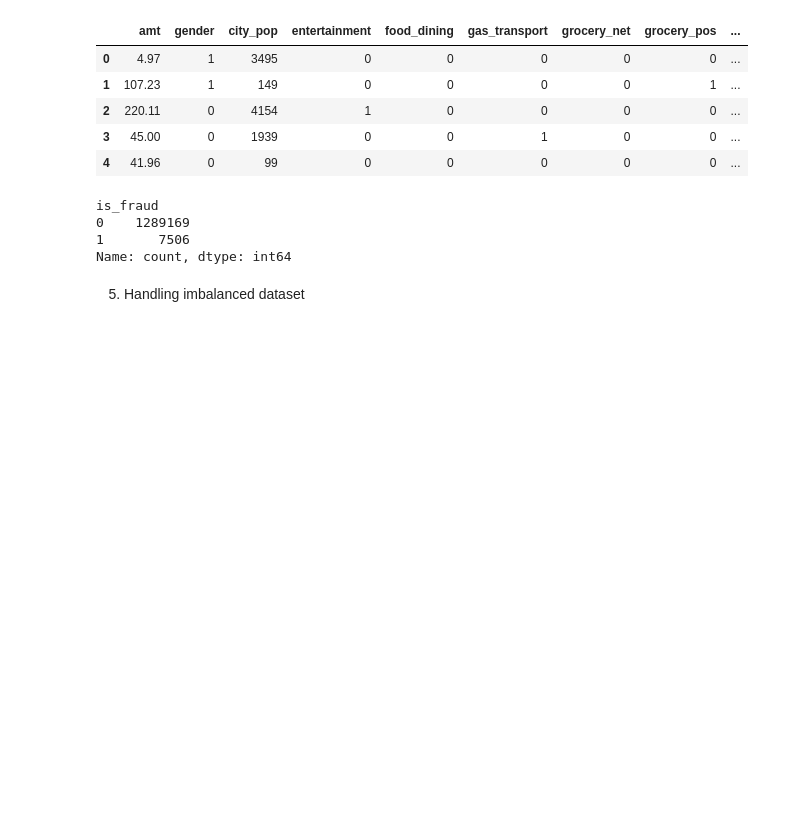
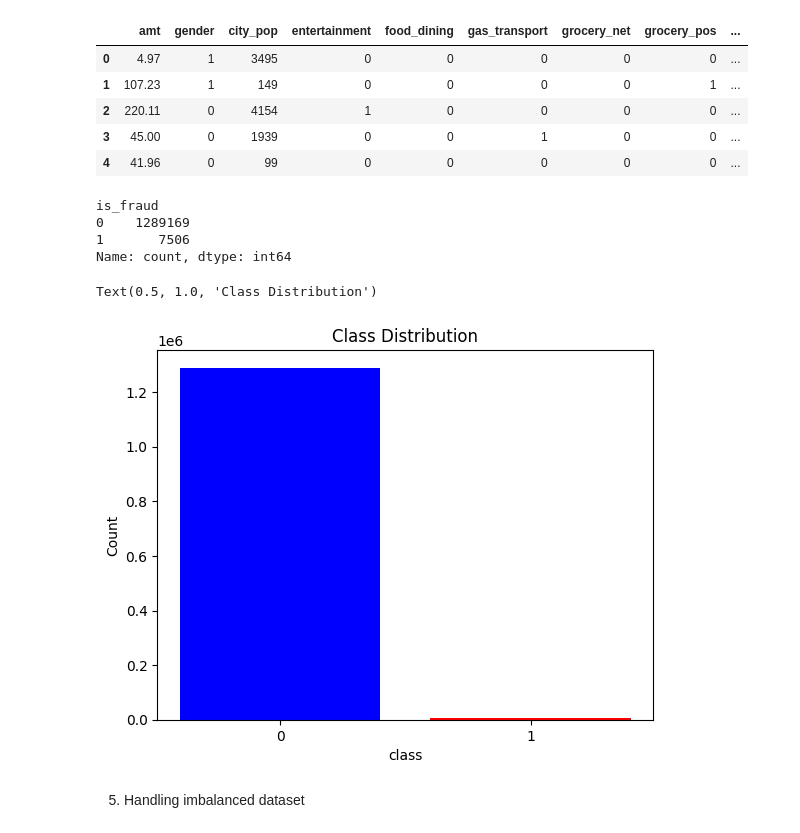
Before and after one commit to TOM-TITO-coder/AI_Final_Project, a Jupyter notebook: credit_card_ann.ipynb, the cells around one changed output. Cells and saved outputs as stored; diff of their text form; code cells hidden in the pictures; blank space fills up the shorter version.

```diff
--- a/credit_card_ann.ipynb
+++ b/credit_card_ann.ipynb
@@ -286,3 +299,17 @@ Name: count, dtype: int64
+# %%
+class_counts = data['is_fraud'].value_counts().sort_index()
+
+# Plot using plt.bar
+plt.bar(class_counts.index, class_counts.values, color=['Blue', 'Red'])
+
+# Customize labels and title
+plt.xticks([0, 1], ['0', '1'])  # Set class labels on x-axis
+plt.xlabel("class")
+plt.ylabel("Count")
+plt.title("Class Distribution")
+# %% [output]
+Text(0.5, 1.0, 'Class Distribution')
+[figure, added]
 # %%
 # X_converted.shape, y.shape
 X = X.astype('float32')
```
Also changed, not shown: parts of 35 cells of this notebook, 2 other files.
